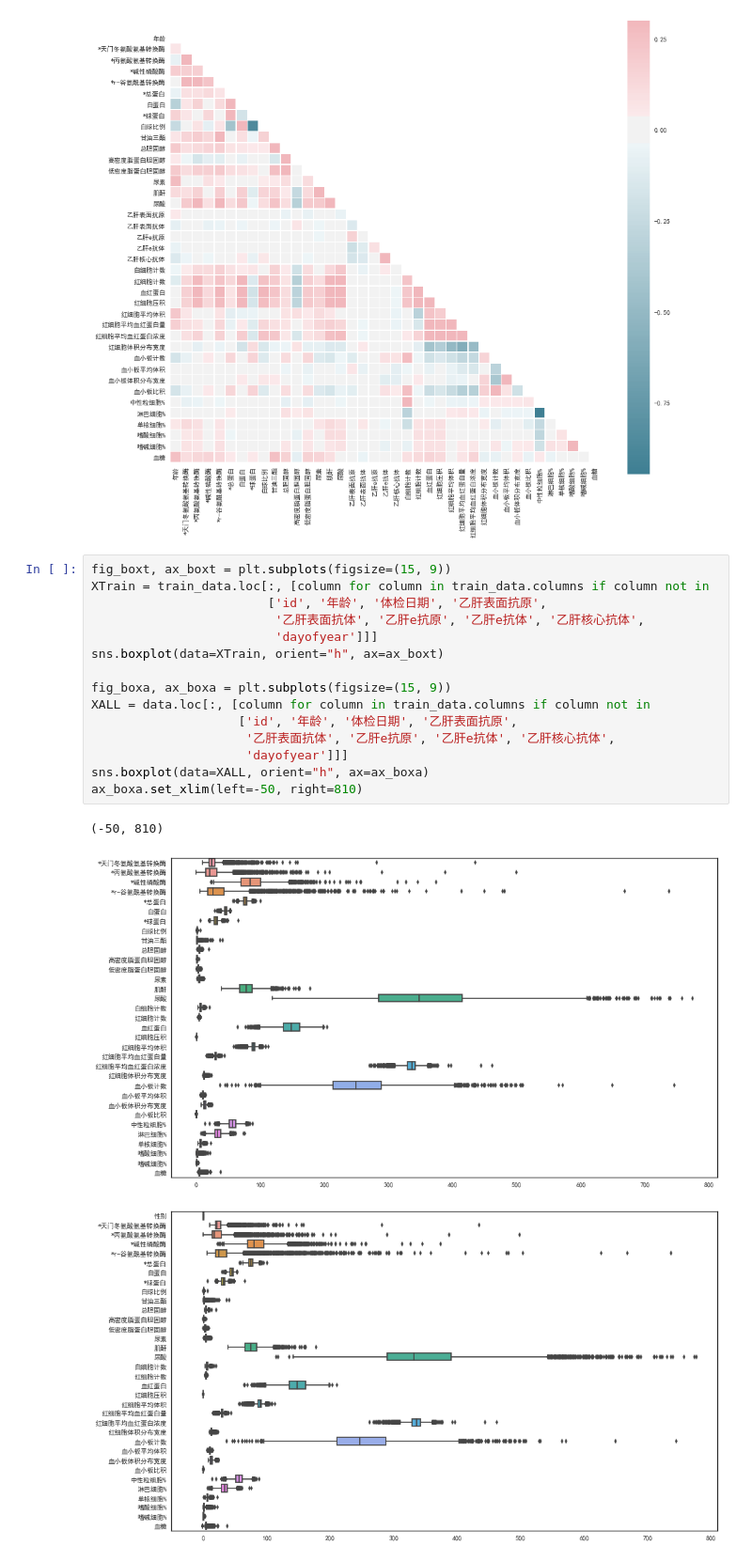
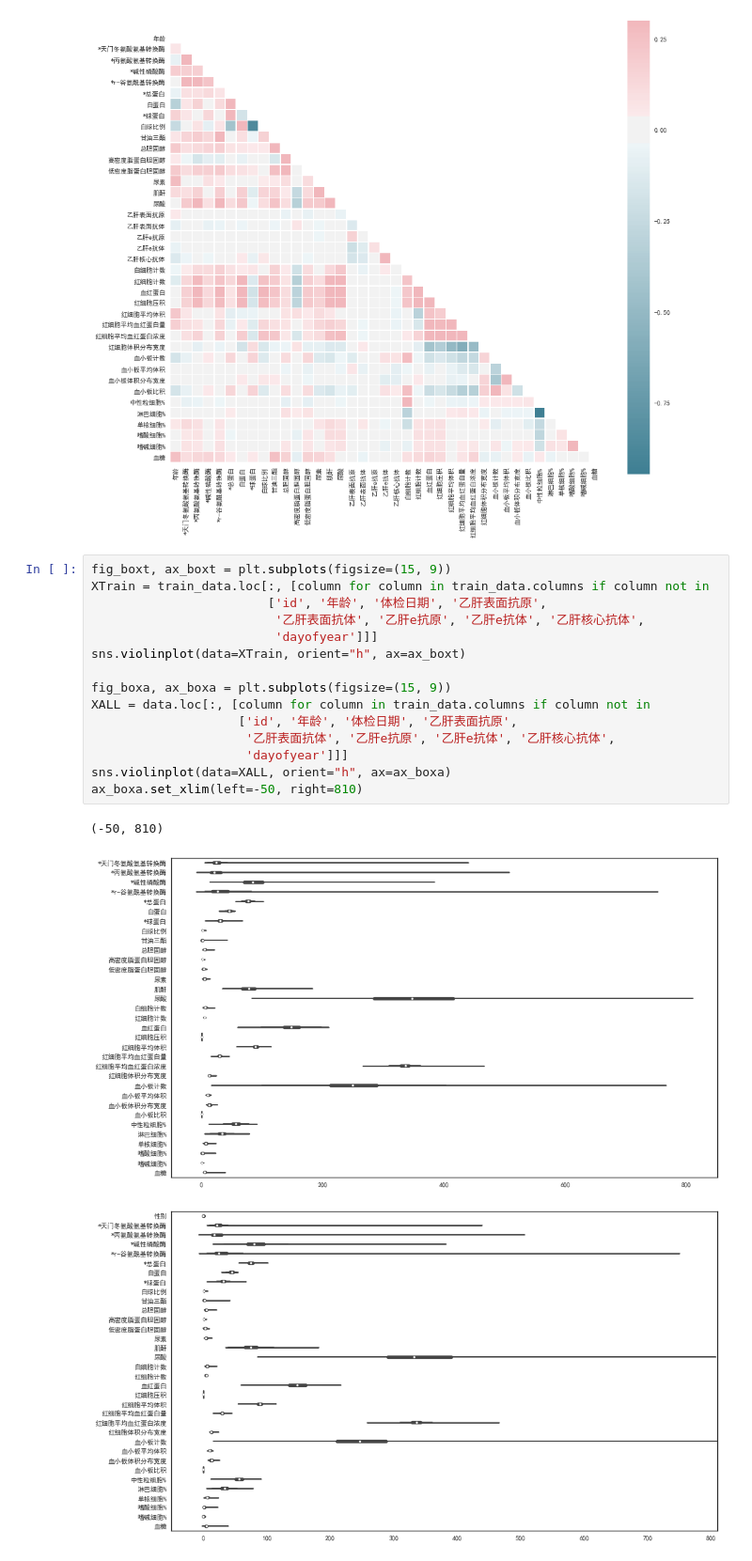
Before and after one commit to zixuanweeei/tianchi-diabetes, a Jupyter notebook: basic_analysis&offline/basic_analysis.ipynb, the cells around one changed output. Shown: that part at 94% size. Cells and saved outputs as stored; diff of their text form.

```diff
--- a/basic_analysis&offline/basic_analysis.ipynb
+++ b/basic_analysis&offline/basic_analysis.ipynb
@@ -100,19 +80,19 @@ sns.heatmap(corr, mask=mask, cmap=cmap, vmax=.3, center=0,
 # %%
 fig_boxt, ax_boxt = plt.subplots(figsize=(15, 9))
 XTrain = train_data.loc[:, [column for column in train_data.columns if column not in
                         ['id', '年龄', '体检日期', '乙肝表面抗原',
                          '乙肝表面抗体', '乙肝e抗原', '乙肝e抗体', '乙肝核心抗体',
                          'dayofyear']]]
-sns.boxplot(data=XTrain, orient="h", ax=ax_boxt)
+sns.violinplot(data=XTrain, orient="h", ax=ax_boxt)
 
 fig_boxa, ax_boxa = plt.subplots(figsize=(15, 9))
 XALL = data.loc[:, [column for column in train_data.columns if column not in
                     ['id', '年龄', '体检日期', '乙肝表面抗原',
                      '乙肝表面抗体', '乙肝e抗原', '乙肝e抗体', '乙肝核心抗体',
                      'dayofyear']]]
-sns.boxplot(data=XALL, orient="h", ax=ax_boxa)
+sns.violinplot(data=XALL, orient="h", ax=ax_boxa)
 ax_boxa.set_xlim(left=-50, right=810)
 # %% [output]
 (-50, 810)
-[figure, old version]
+[figure, new version]
-[figure, old version]
+[figure, new version]
```
Also changed, not shown: parts of 20 cells of this notebook, 14 other files.
